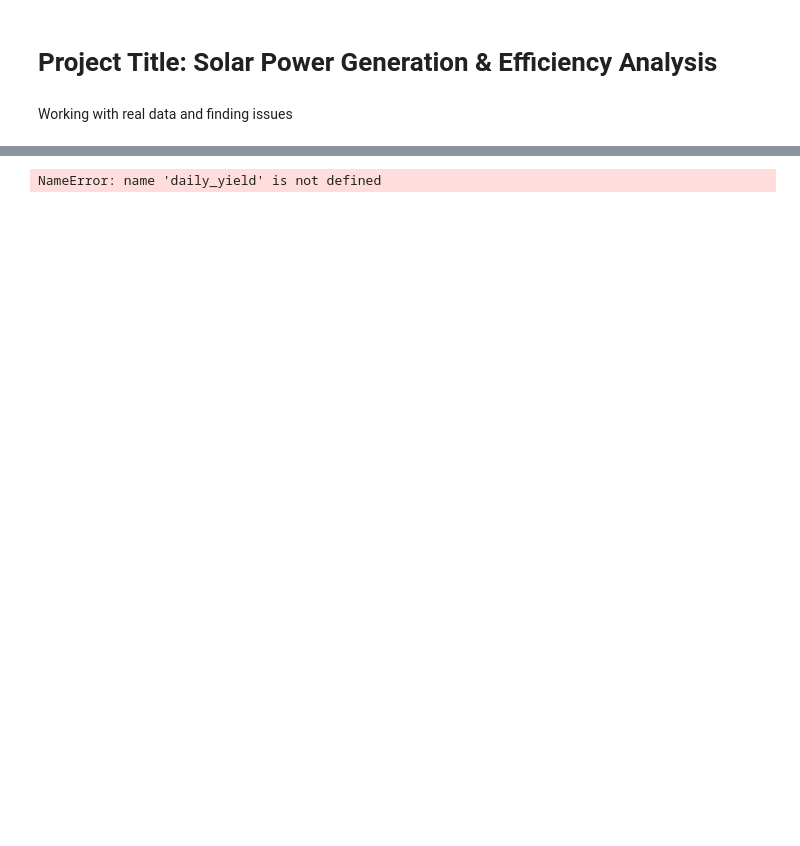
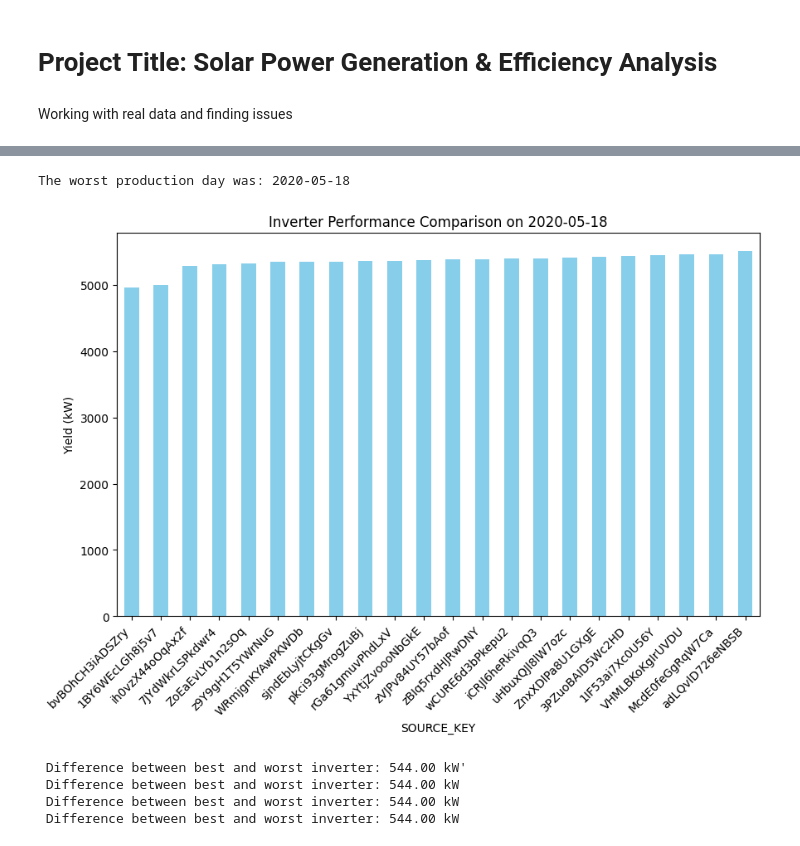
Before and after one commit to SamuelGCardoso/Training_codes, a Jupyter notebook: Portfolio.ipynb, the cells around one changed output, grey strips where cells are left out. Cells and saved outputs as stored; diff of their text form; code cells hidden in the pictures; blank space fills up the shorter version.

```diff
--- a/Portfolio.ipynb
+++ b/Portfolio.ipynb
@@ -111,31 +111,54 @@ ih0vzX44oOqAx2f    5286.0
 ZoEaEvLYb1n2sOq    5319.0
 Name: DAILY_YIELD, dtype: float64
 # %%
+# Investigating the possibles reason to the failure
+import pandas as pd
+import matplotlib.pyplot as plt
+import numpy as np
 
+url = "https://raw.githubusercontent.com/kaivalpanchal/Solar-Panel-Power-Generation/refs/heads/main/Plant_1_Generation_Data.csv"
+df_solar = pd.read_csv(url)
 
+# Convert the 'DATE_TIME' column to actual Python dates
+df_solar['DATE_TIME'] = pd.to_datetime(df_solar['DATE_TIME'])
+
+# Creating a summary of the total yield per day
+
+daily_yield = df_solar.groupby(df_solar['DATE_TIME'].dt.date)['DAILY_YIELD'].max()
 
 # 1. Identify the 'Worst Day' (lowest yield above 0)
 
 worst_day = daily_yield[daily_yield > 0].idxmin()
-
 # .idxmin() By default, it returns the index for the minimum value in each column.
 
 print(f"The worst production day was: {worst_day}")
 
 # 2. Compare all inverters on that specific day
 worst_day_data = df_solar[df_solar['DATE_TIME'].dt.date == worst_day]
 inverter_totals = worst_day_data.groupby('SOURCE_KEY')['DAILY_YIELD'].max().sort_values()
 
-# 3. Plot the comparison
+# 3. Ploting the comparison
 plt.figure(figsize=(10, 6))
 inverter_totals.plot(kind='bar', color='skyblue')
 plt.title(f'Inverter Performance Comparison on {worst_day}')
 plt.ylabel('Yield (kW)')
-plt.xticks(rotation=45, ha='right')
+plt.xticks(rotation=45, ha='right') #macking the subtitle fit
 plt.show()
 
 # 4. Calculation for Insight
 yield_variation = inverter_totals.max() - inverter_totals.min()
-print(f"Difference between best and worst inverter: {yield_variation:.2f} kW")
+#print(f"Difference between best and worst inverter: {yield_variation:.2f} kW")
+print('\n',f"\033[1m\033[91mDifference between best and worst inverter: {yield_variation:.2f} kW\033[0m'\033[0m",)
+#testing collors :-)
+print(f"\033[91m Difference between best and worst inverter: {yield_variation:.2f} kW \033[0m")
+print(f"\033[1;91m Difference between best and worst inverter: {yield_variation:.2f} kW\033[0m")
+print(f"\033[1m Difference between best and worst inverter: {yield_variation:.2f} kW \033[0m")
+
+''' all the bars in the graphic have almost the same hight, thats a sign that is not a especific malfuction, so it maybe be the weather'''
 # %% [output]
-NameError: name 'daily_yield' is not defined
+The worst production day was: 2020-05-18
+[figure, added]
+ Difference between best and worst inverter: 544.00 kW'
+ Difference between best and worst inverter: 544.00 kW
+ Difference between best and worst inverter: 544.00 kW
+ Difference between best and worst inverter: 544.00 kW
```
Also changed, not shown: parts of 2 cells of this notebook.
